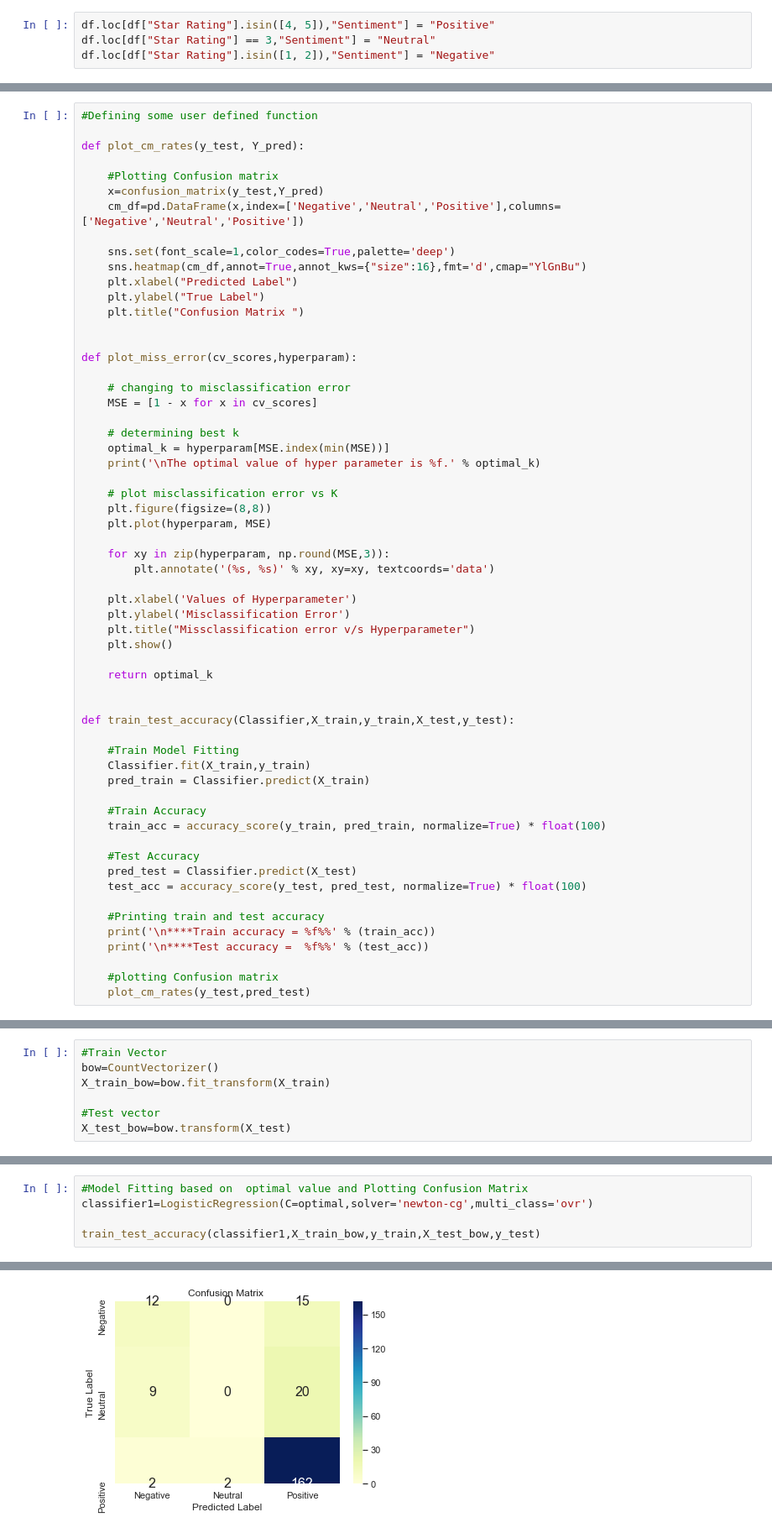
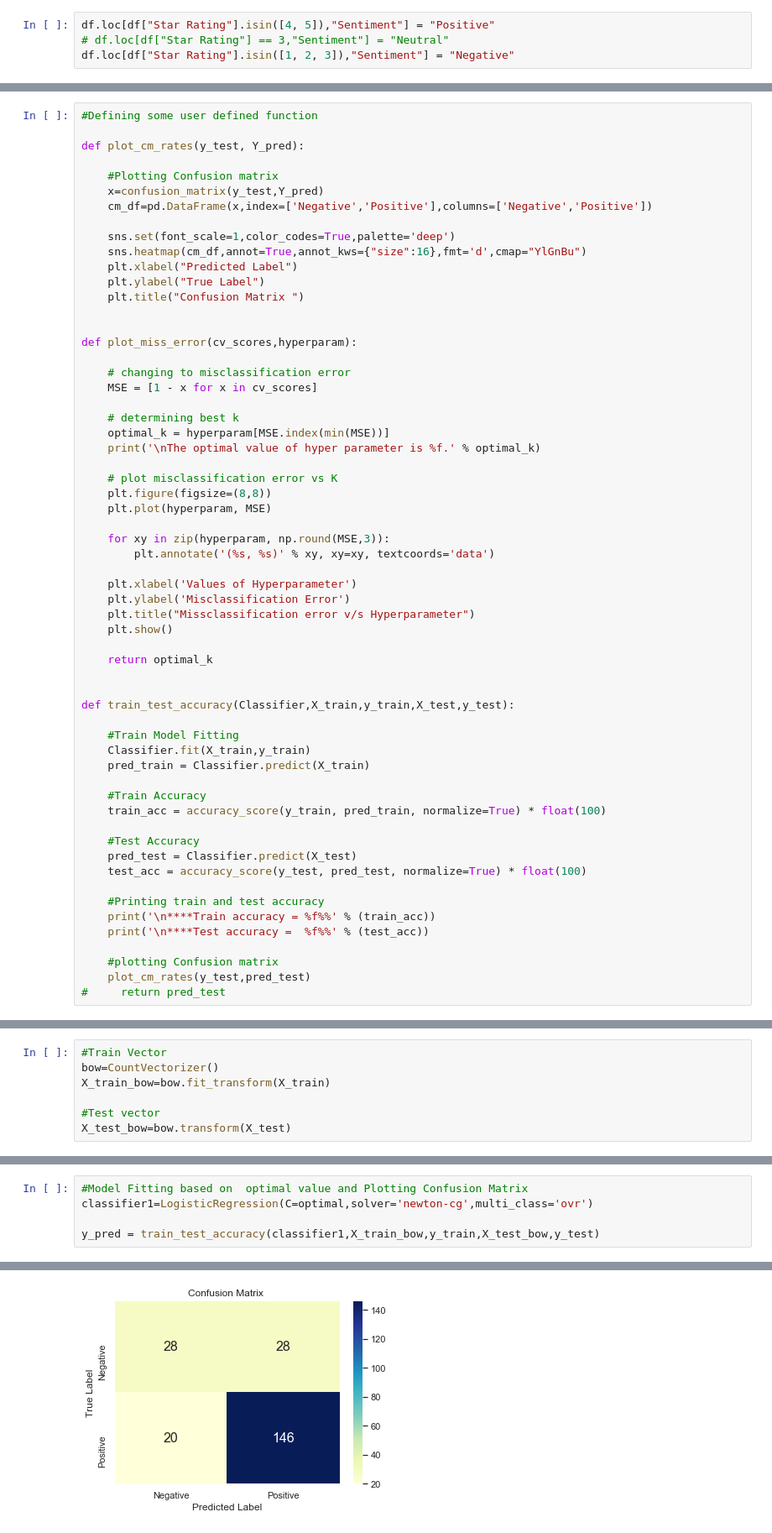
Before and after one commit to vietpm/zitga_data, a Jupyter notebook: Sentiment Analysis.ipynb, the cells around one changed output, grey strips where cells are left out. Shown at 84% size. Cells and saved outputs as stored; diff of their text form.

```diff
--- a/Sentiment Analysis.ipynb
+++ b/Sentiment Analysis.ipynb
@@ -110,7 +116,7 @@ memory usage: 92.4+ KB
 # %%
 df.loc[df["Star Rating"].isin([4, 5]),"Sentiment"] = "Positive"
-df.loc[df["Star Rating"] == 3,"Sentiment"] = "Neutral"
-df.loc[df["Star Rating"].isin([1, 2]),"Sentiment"] = "Negative"
+# df.loc[df["Star Rating"] == 3,"Sentiment"] = "Neutral"
+df.loc[df["Star Rating"].isin([1, 2, 3]),"Sentiment"] = "Negative"
 # %%
 df.info()
 # %% [output]
@@ -294,7 +289,7 @@ def plot_cm_rates(y_test, Y_pred):
 
     #Plotting Confusion matrix
     x=confusion_matrix(y_test,Y_pred)
-    cm_df=pd.DataFrame(x,index=['Negative','Neutral','Positive'],columns=['Negative','Neutral','Positive'])
+    cm_df=pd.DataFrame(x,index=['Negative','Positive'],columns=['Negative','Positive'])
 
     sns.set(font_scale=1,color_codes=True,palette='deep')
     sns.heatmap(cm_df,annot=True,annot_kws={"size":16},fmt='d',cmap="YlGnBu")
@@ -346,6 +341,7 @@ def train_test_accuracy(Classifier,X_train,y_train,X_test,y_test):
 
     #plotting Confusion matrix
     plot_cm_rates(y_test,pred_test)
+#     return pred_test
 # %%
 #Splitting the data into train and test
 X_train,X_test,y_train,y_test=train_test_split(df['Cleaned_text'].values,labels,test_size=0.3,random_state=0)
@@ -381,5 +379,5 @@ The optimal value of hyper parameter is 1.000000.
 #Model Fitting based on  optimal value and Plotting Confusion Matrix
 classifier1=LogisticRegression(C=optimal,solver='newton-cg',multi_class='ovr')
 
-train_test_accuracy(classifier1,X_train_bow,y_train,X_test_bow,y_test)
+y_pred = train_test_accuracy(classifier1,X_train_bow,y_train,X_test_bow,y_test)
 # %% [output]
@@ -387,3 +385,3 @@ train_test_accuracy(classifier1,X_train_bow,y_train,X_test_bow,y_test)
 
 ****Test accuracy =  78.378378%
-[figure, old version]
+[figure, new version]
```
Also changed, not shown: parts of 27 cells of this notebook.
